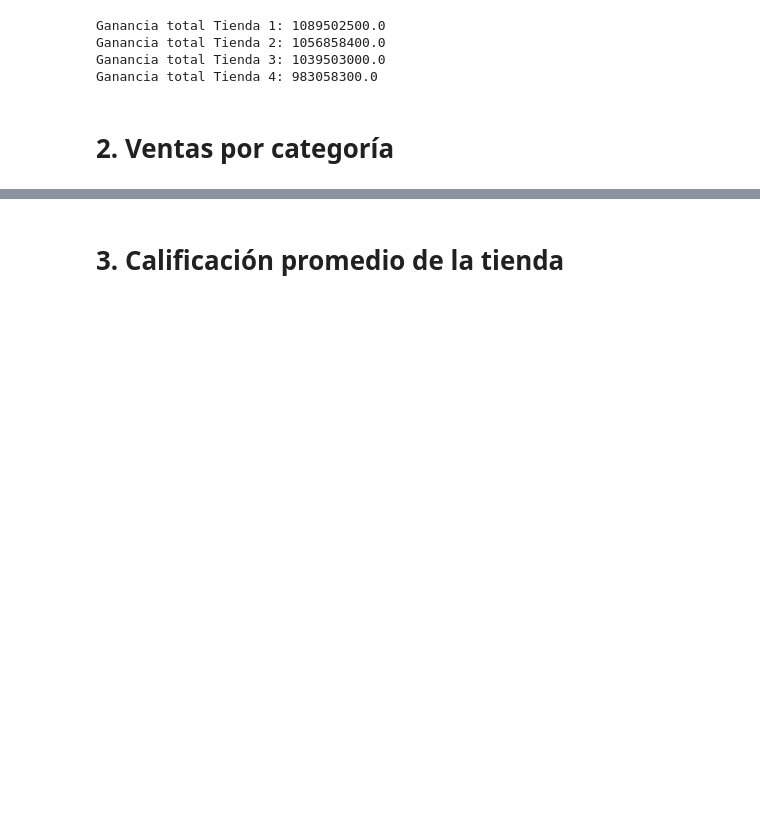
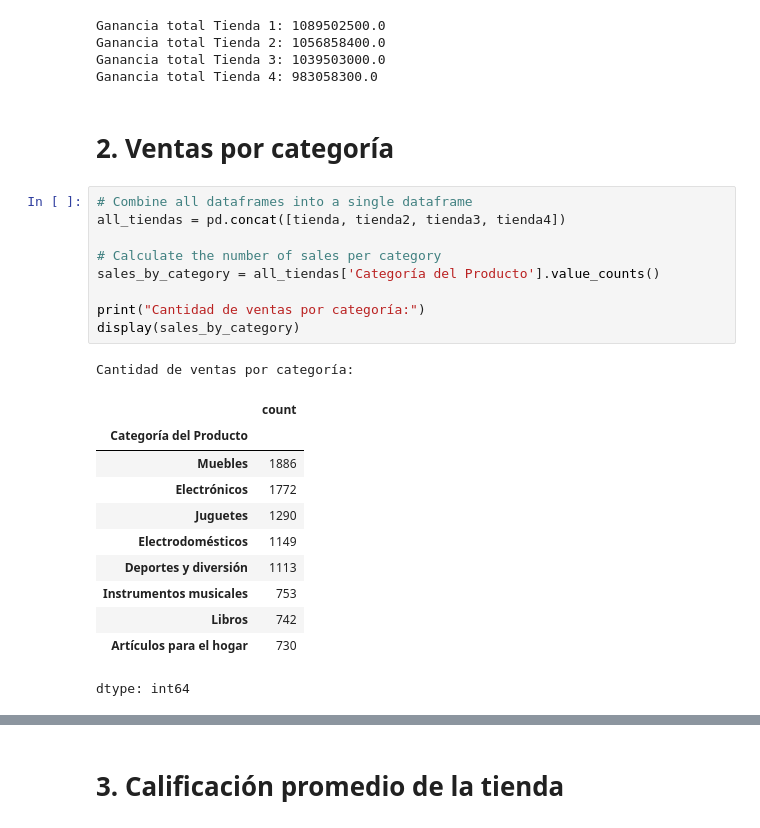
Before and after one commit to Beaebert/challenge1-data-science-latam, a Jupyter notebook: AluraStoreLatam.ipynb, the cells around one changed output, grey strips where cells are left out. Drawn from its saved outputs; the diff is of its cells as text; blank space fills up the shorter version.

```diff
--- a/AluraStoreLatam.ipynb
+++ b/AluraStoreLatam.ipynb
@@ -64,3 +64,25 @@ Ganancia total Tienda 3: 1039503000.0
 Ganancia total Tienda 4: 983058300.0
 # %% [markdown]
 # 2. Ventas por categoría
+# %%
+# Combine all dataframes into a single dataframe
+all_tiendas = pd.concat([tienda, tienda2, tienda3, tienda4])
+
+# Calculate the number of sales per category
+sales_by_category = all_tiendas['Categoría del Producto'].value_counts()
+
+print("Cantidad de ventas por categoría:")
+display(sales_by_category)
+# %% [output]
+Cantidad de ventas por categoría:
+|  | count |
+| Categoría del Producto |  |
+| Muebles | 1886 |
+| Electrónicos | 1772 |
+| Juguetes | 1290 |
+| Electrodomésticos | 1149 |
+| Deportes y diversión | 1113 |
+| Instrumentos musicales | 753 |
+| Libros | 742 |
+| Artículos para el hogar | 730 |
+dtype: int64
```
Also changed, not shown: parts of 1 cell of this notebook.
